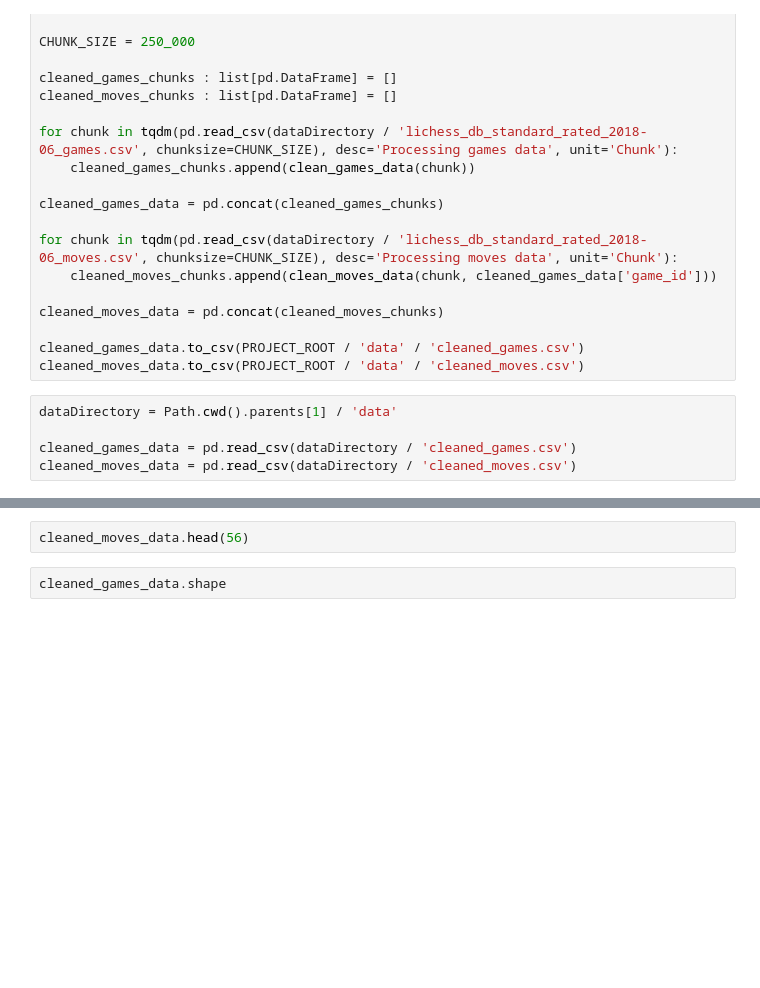
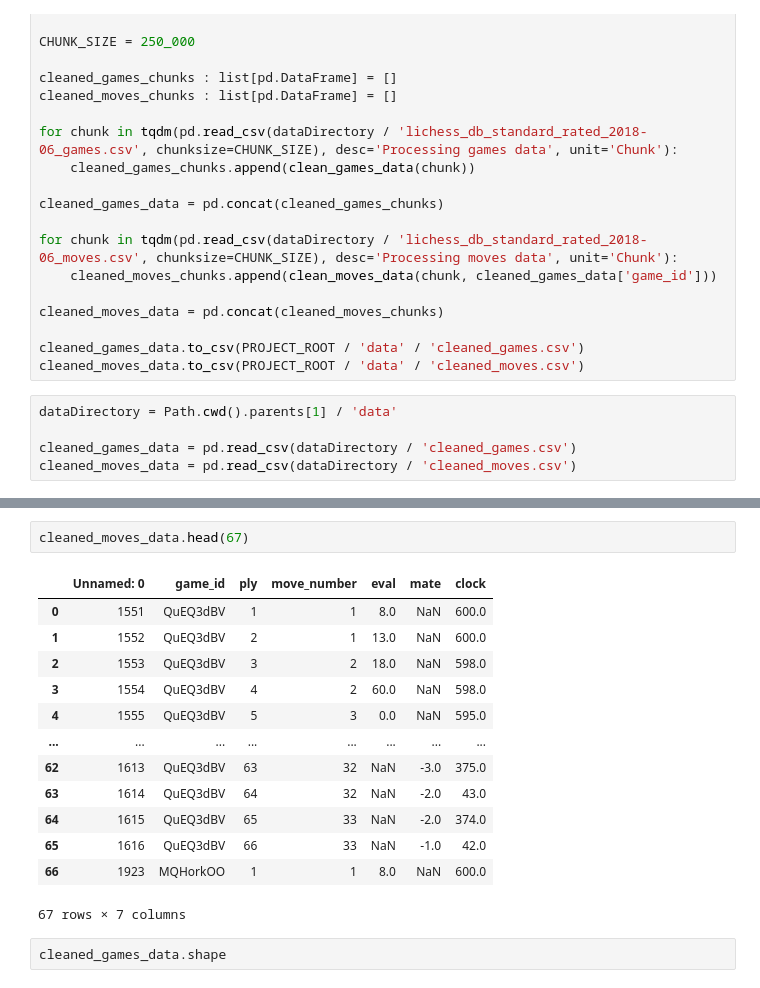
Before and after one commit to javierdp04/elo-predictor, a Jupyter notebook: src/EDA/postcleaning.ipynb, the cells around one changed output, grey strips where cells are left out. Drawn from its saved outputs; the diff is of its cells as text; blank space fills up the shorter version.

```diff
--- a/src/EDA/postcleaning.ipynb
+++ b/src/EDA/postcleaning.ipynb
@@ -57,5 +64,19 @@ cleaned_games_data.head()
 # %%
-cleaned_moves_data.head(56)
+cleaned_moves_data.head(67)
+# %% [output]
+|  | Unnamed: 0 | game_id | ply | move_number | eval | mate | clock |
+| 0 | 1551 | QuEQ3dBV | 1 | 1 | 8.0 | NaN | 600.0 |
+| 1 | 1552 | QuEQ3dBV | 2 | 1 | 13.0 | NaN | 600.0 |
+| 2 | 1553 | QuEQ3dBV | 3 | 2 | 18.0 | NaN | 598.0 |
+| 3 | 1554 | QuEQ3dBV | 4 | 2 | 60.0 | NaN | 598.0 |
+| 4 | 1555 | QuEQ3dBV | 5 | 3 | 0.0 | NaN | 595.0 |
+| ... | ... | ... | ... | ... | ... | ... | ... |
+| 62 | 1613 | QuEQ3dBV | 63 | 32 | NaN | -3.0 | 375.0 |
+| 63 | 1614 | QuEQ3dBV | 64 | 32 | NaN | -2.0 | 43.0 |
+| 64 | 1615 | QuEQ3dBV | 65 | 33 | NaN | -2.0 | 374.0 |
+| 65 | 1616 | QuEQ3dBV | 66 | 33 | NaN | -1.0 | 42.0 |
+| 66 | 1923 | MQHorkOO | 1 | 1 | 8.0 | NaN | 600.0 |
+67 rows × 7 columns
 # %%
 cleaned_games_data.shape
 # %%
```
Also changed, not shown: parts of 1 cell of this notebook, 2 other files.
